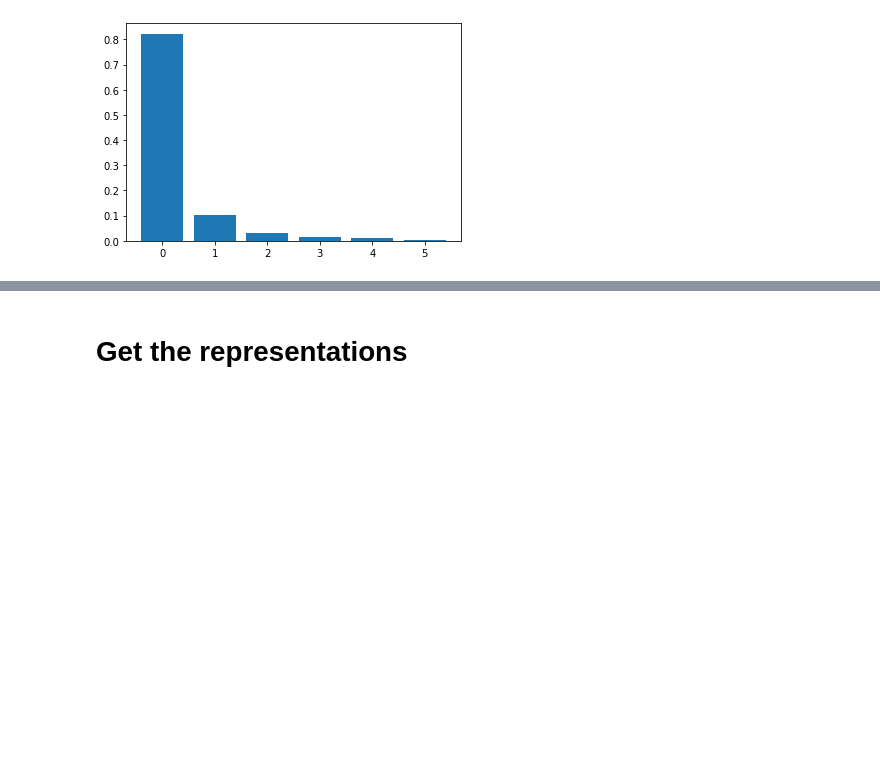
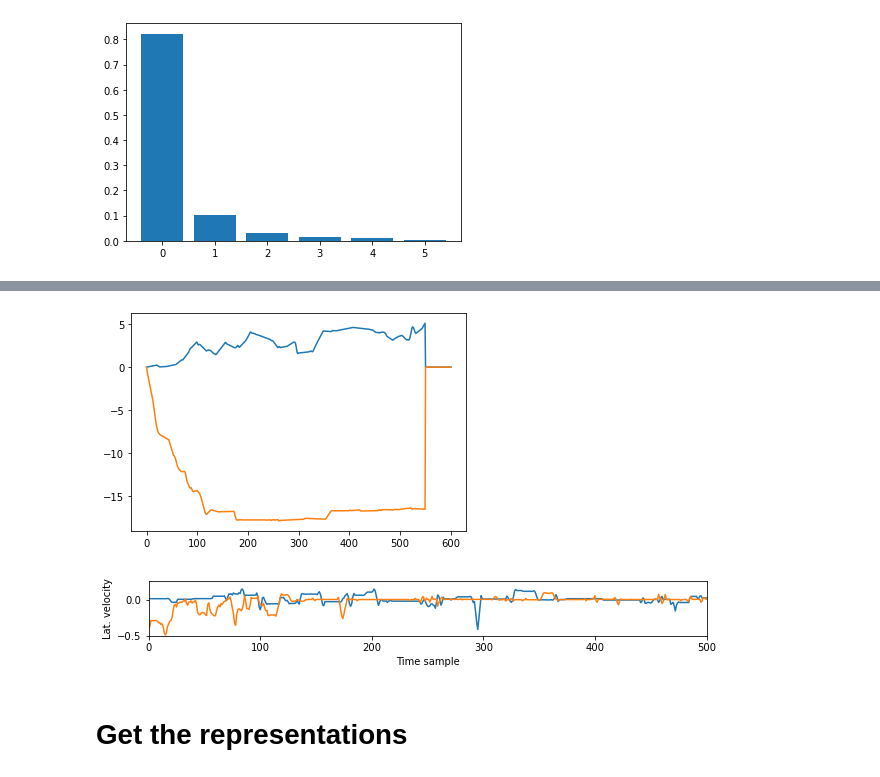
Before and after one commit to thinhhoang95/anomaly-detection-ngsim2, a Jupyter notebook: pwms_spherical/2_should_cov_infty.ipynb, the cells around one changed output, grey strips where cells are left out. Saved outputs shown, nothing was run; the diff lists cells and outputs as text; code cells hidden in the pictures; blank space fills up the shorter version.

```diff
--- a/pwms_spherical/2_should_cov_infty.ipynb
+++ b/pwms_spherical/2_should_cov_infty.ipynb
@@ -113,3 +122,19 @@ print(fpca_x.explained_variance_ratio_)
+# %%
+for i in range(18,20):
+    plt.plot(container_x_np[i,:])
+# %% [output]
+[figure, added]
+# %%
+plt.figure(figsize=(10,1))
+for i in [18,19]:
+    plt.plot(np.diff(container_x_np[i,:]))
+plt.ylim((-0.5,0.25))
+plt.xlim((0,500))
+plt.xlabel('Time sample')
+plt.ylabel('Lat. velocity')
+plt.savefig('real_slipping.pdf', bbox_inches='tight')
+# %% [output]
+[figure, added]
 # %% [markdown]
 # Get the representations
 # %%
```
Also changed, not shown: parts of 22 cells of this notebook, 45 other files.
